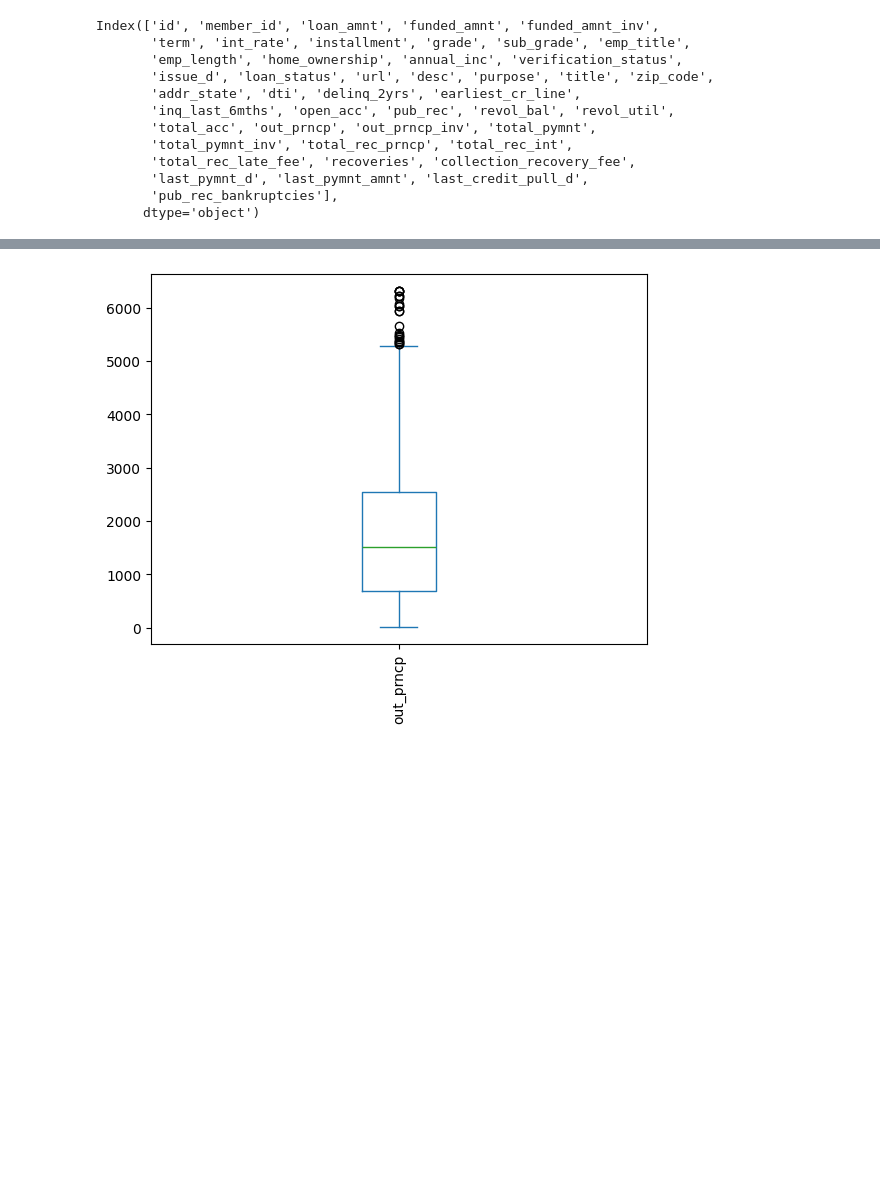
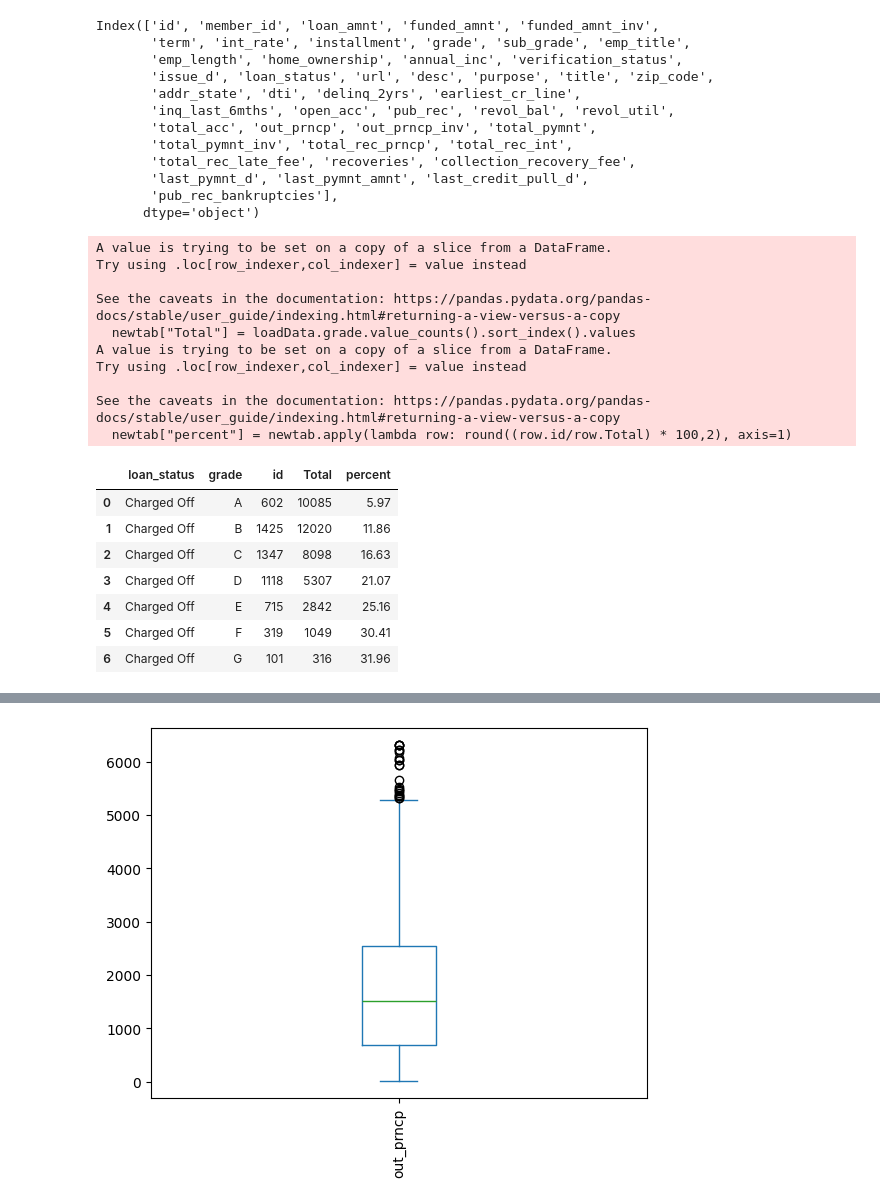
Before and after one commit to AshishTondon/LendingClubCaseStudy, a Jupyter notebook: lendling_club_analysis.ipynb, the cells around one changed output, grey strips where cells are left out. Saved outputs shown, nothing was run; the diff lists cells and outputs as text; code cells hidden in the pictures; blank space fills up the shorter version.

```diff
--- a/lendling_club_analysis.ipynb
+++ b/lendling_club_analysis.ipynb
@@ -128,3 +132,41 @@ Index(['id', 'member_id', 'loan_amnt', 'funded_amnt', 'funded_amnt_inv',
        'last_pymnt_d', 'last_pymnt_amnt', 'last_credit_pull_d',
        'pub_rec_bankruptcies'],
       dtype='object')
+# %%
+# loadData.groupby("loan_status").id.count()
+
+# loadData[["loan_status", "loan_status"]].plot.bar()
+# loadData.grade.value_counts().sort_index().values
+#
+table = pd.pivot_table(data=loadData, index=["loan_status", "grade"], values=["id"], aggfunc="count")
+
+newtab = table[table.index.get_level_values('loan_status') == "Charged Off"]
+# table.index[:,0]
+# newtab = table.loc[table.index[:,0] == "Charged Off"]
+
+newtab["Total"] = loadData.grade.value_counts().sort_index().values
+
+newtab["percent"] = newtab.apply(lambda row: round((row.id/row.Total) * 100,2), axis=1)
+
+newtab.reset_index(inplace=True)
+
+newtab
+# %% [output]
+A value is trying to be set on a copy of a slice from a DataFrame.
+Try using .loc[row_indexer,col_indexer] = value instead
+
+See the caveats in the documentation: https://pandas.pydata.org/pandas-docs/stable/user_guide/indexing.html#returning-a-view-versus-a-copy
+  newtab["Total"] = loadData.grade.value_counts().sort_index().values
+A value is trying to be set on a copy of a slice from a DataFrame.
+Try using .loc[row_indexer,col_indexer] = value instead
+
+See the caveats in the documentation: https://pandas.pydata.org/pandas-docs/stable/user_guide/indexing.html#returning-a-view-versus-a-copy
+  newtab["percent"] = newtab.apply(lambda row: round((row.id/row.Total) * 100,2), axis=1)
+|  | loan_status | grade | id | Total | percent |
+| 0 | Charged Off | A | 602 | 10085 | 5.97 |
+| 1 | Charged Off | B | 1425 | 12020 | 11.86 |
+| 2 | Charged Off | C | 1347 | 8098 | 16.63 |
+| 3 | Charged Off | D | 1118 | 5307 | 21.07 |
+| 4 | Charged Off | E | 715 | 2842 | 25.16 |
+| 5 | Charged Off | F | 319 | 1049 | 30.41 |
+| 6 | Charged Off | G | 101 | 316 | 31.96 |
```
Also changed, not shown: parts of 4 cells of this notebook.
